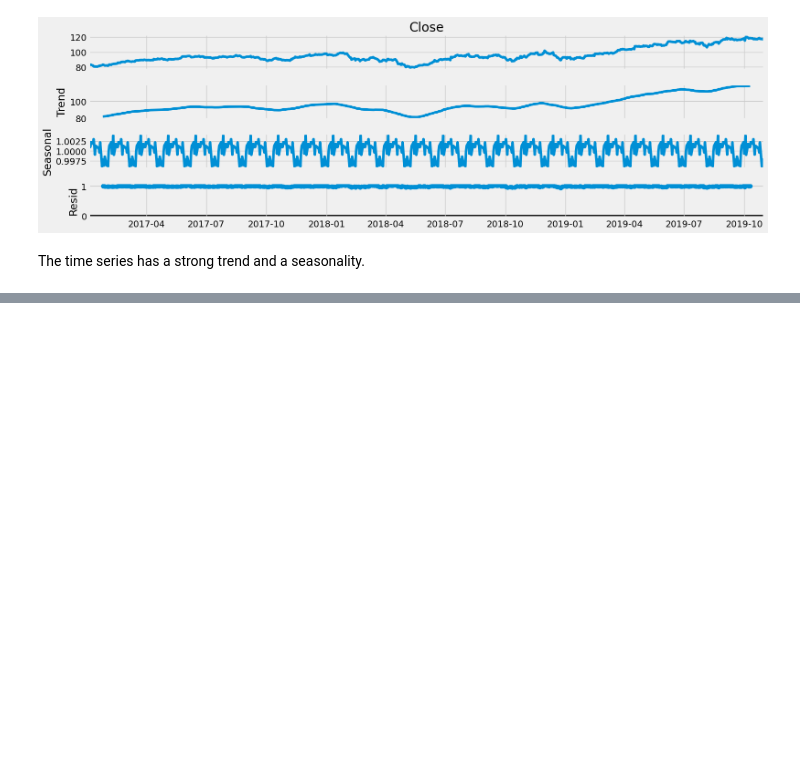
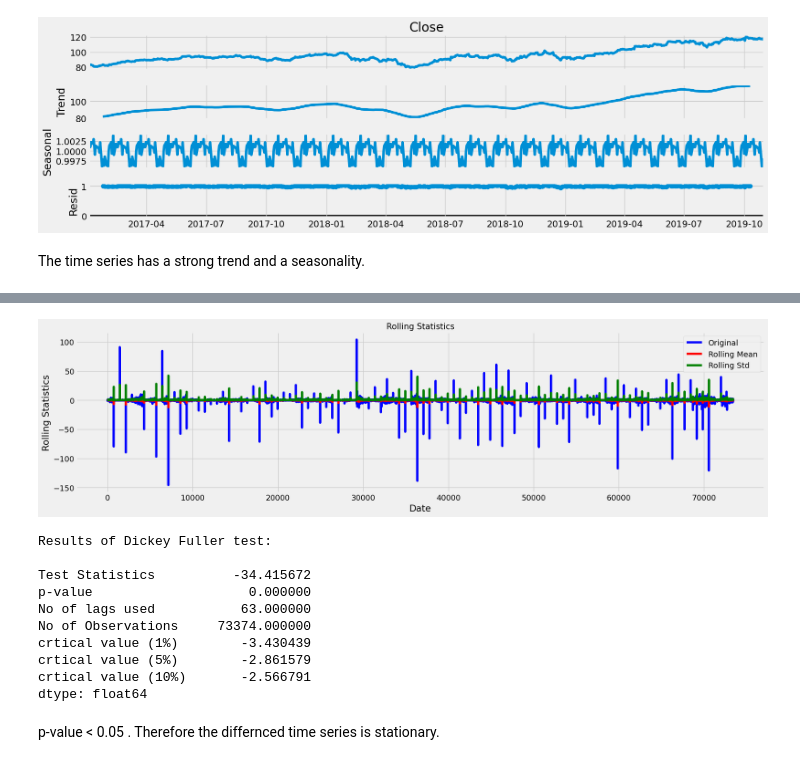
Before and after one commit to NishanD21/ARIMAX-time-series-model-on-stock-prices, a Jupyter notebook: arimax_analysis.ipynb, the cells around one changed output, grey strips where cells are left out. Cells and saved outputs as stored; diff of their text form; code cells hidden in the pictures; blank space fills up the shorter version.

```diff
--- a/arimax_analysis.ipynb
+++ b/arimax_analysis.ipynb
@@ -257,0 +296,16 @@ The time series has a strong trend and a seasonality.
+# %%
+test_stationarity(df_diff)
+# %% [output]
+[figure, added]
+Results of Dickey Fuller test:
+
+Test Statistics          -34.415672
+p-value                    0.000000
+No of lags used           63.000000
+No of Observations     73374.000000
+crtical value (1%)        -3.430439
+crtical value (5%)        -2.861579
+crtical value (10%)       -2.566791
+dtype: float64
+# %% [markdown]
+p-value < 0.05 . Therefore the differnced time series is stationary.
```
Also changed, not shown: parts of 4 cells of this notebook.
